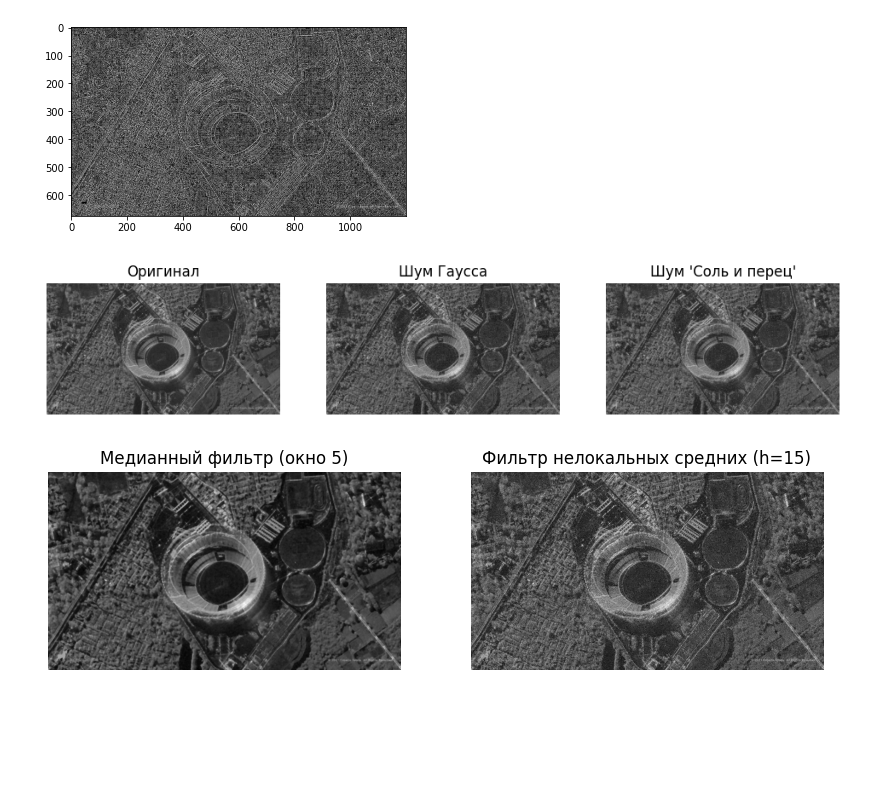
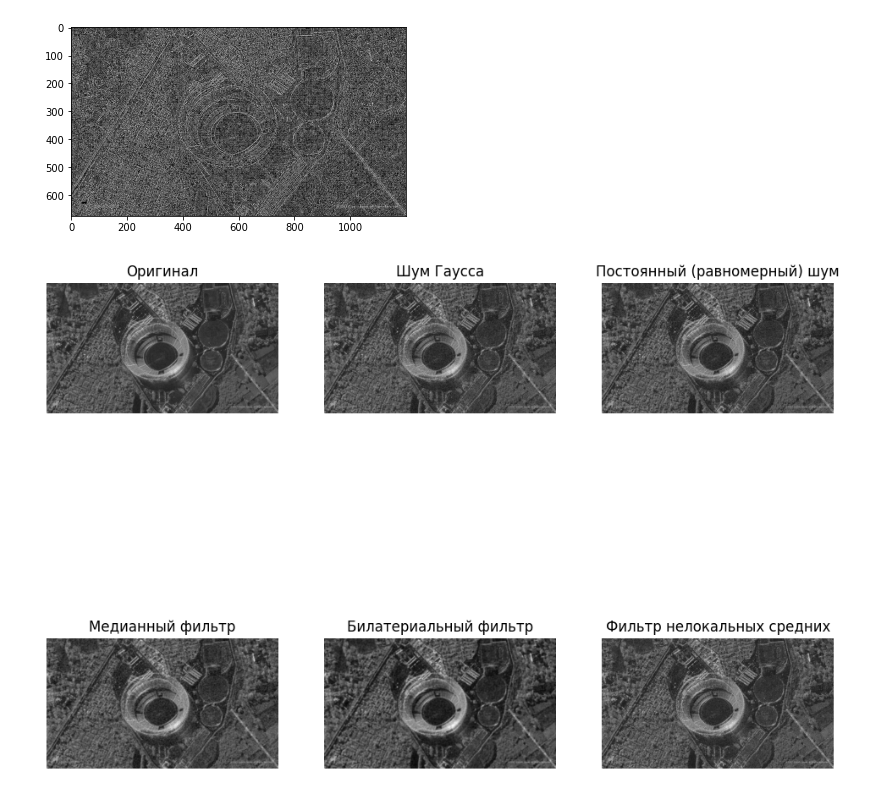
Before and after one commit to alkezzar/Homework1, a Jupyter notebook: DE_IP_2024_Task_2.ipynb, the cells around one changed output. Drawn from its saved outputs; the diff is of its cells as text; code cells hidden in the pictures; blank space fills up the shorter version.

```diff
--- a/DE_IP_2024_Task_2.ipynb
+++ b/DE_IP_2024_Task_2.ipynb
@@ -179,66 +179,60 @@ import numpy as np
 import cv2
 import matplotlib.pyplot as plt
 
-image = cv2.imread('/content/sample_data/sar_1.jpg')
+image = cv2.imread('/content/sar_1.jpg')
 image_gray = cv2.cvtColor(image, cv2.COLOR_BGR2GRAY)
-
 mean = 0
 stddev = 30
 noise_gauss = np.random.normal(mean, stddev, image_gray.shape).astype(np.int16)
 image_gauss = np.clip(image_gray.astype(np.int16) + noise_gauss, 0, 255).astype(np.uint8)
-image_sp = image_gray.copy()
-s_vs_p = 0.5
-amount = 0.03
-num_salt = np.ceil(amount * image_gray.size * s_vs_p)
-coords = [np.random.randint(0, i - 1, int(num_salt)) for i in image_gray.shape]
-image_sp[tuple(coords)] = 255
-num_pepper = np.ceil(amount * image_gray.size * (1.0 - s_vs_p))
-coords = [np.random.randint(0, i - 1, int(num_pepper)) for i in image_gray.shape]
-image_sp[tuple(coords)] = 0
+
+noise_uniform = np.random.uniform(-50, 50, image_gray.shape).astype(np.int16)
+image_uniform = np.clip(image_gray.astype(np.int16) + noise_uniform, 0, 255).astype(np.uint8)
+
+median_1 = cv2.medianBlur(image_uniform, 3)
+median_2 = cv2.medianBlur(image_uniform, 5)
 
 gauss_1 = cv2.GaussianBlur(image_gauss, (3, 3), 1.0)
 gauss_2 = cv2.GaussianBlur(image_gauss, (7, 7), 2.0)
-
-median_1 = cv2.medianBlur(image_sp, 3)
-median_2 = cv2.medianBlur(image_sp, 5)
 
 bilateral_1 = cv2.bilateralFilter(image_gauss, d=5, sigmaColor=50, sigmaSpace=50)
 bilateral_2 = cv2.bilateralFilter(image_gauss, d=9, sigmaColor=75, sigmaSpace=75)
 
 nl_means_1 = cv2.fastNlMeansDenoising(image_gauss, h=7, templateWindowSize=7, searchWindowSize=21)
 nl_means_2 = cv2.fastNlMeansDenoising(image_gauss, h=15, templateWindowSize=7, searchWindowSize=21)
 
-plt.figure(figsize=(12, 6))
+plt.figure(figsize=(12, 10))
 
-plt.subplot(1, 3, 1)
+plt.subplot(2, 3, 1)
 plt.title("Оригинал")
 plt.imshow(image_gray, cmap='gray')
 plt.axis('off')
 
-plt.subplot(1, 3, 2)
+plt.subplot(2, 3, 2)
 plt.title("Шум Гаусса")
 plt.imshow(image_gauss, cmap='gray')
 plt.axis('off')
 
-plt.subplot(1, 3, 3)
-plt.title("Шум 'Соль и перец'")
-plt.imshow(image_sp, cmap='gray')
+plt.subplot(2, 3, 3)
+plt.title("Постоянный (равномерный) шум")
+plt.imshow(image_uniform, cmap='gray')
 plt.axis('off')
 
-plt.show()
-plt.figure(figsize=(10, 5))
-
-plt.subplot(1, 2, 1)
-plt.title("Медианный фильтр (окно 5)")
+plt.subplot(2, 3, 4)
+plt.title("Медианный фильтр")
 plt.imshow(median_2, cmap='gray')
 plt.axis('off')
 
-plt.subplot(1, 2, 2)
-plt.title("Фильтр нелокальных средних (h=15)")
+plt.subplot(2, 3, 5)
+plt.title("Билатериальный фильтр")
+plt.imshow(bilateral_2, cmap='gray')
+plt.axis('off')
+
+plt.subplot(2, 3, 6)
+plt.title("Фильтр нелокальных средних")
 plt.imshow(nl_means_2, cmap='gray')
 plt.axis('off')
 
 plt.show()
 # %% [output]
-[figure, old version]
+[figure, new version]
-[figure, removed]
```
